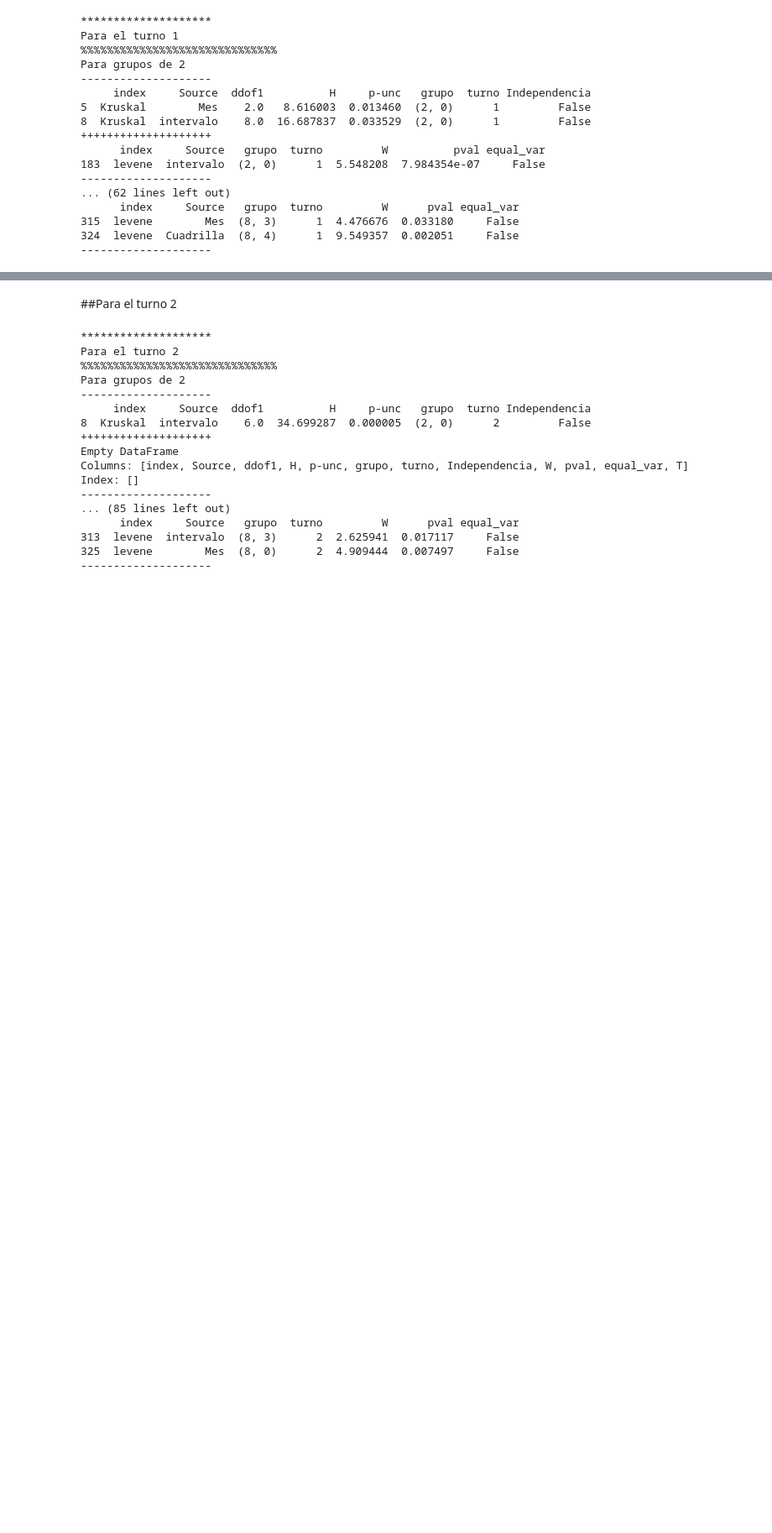
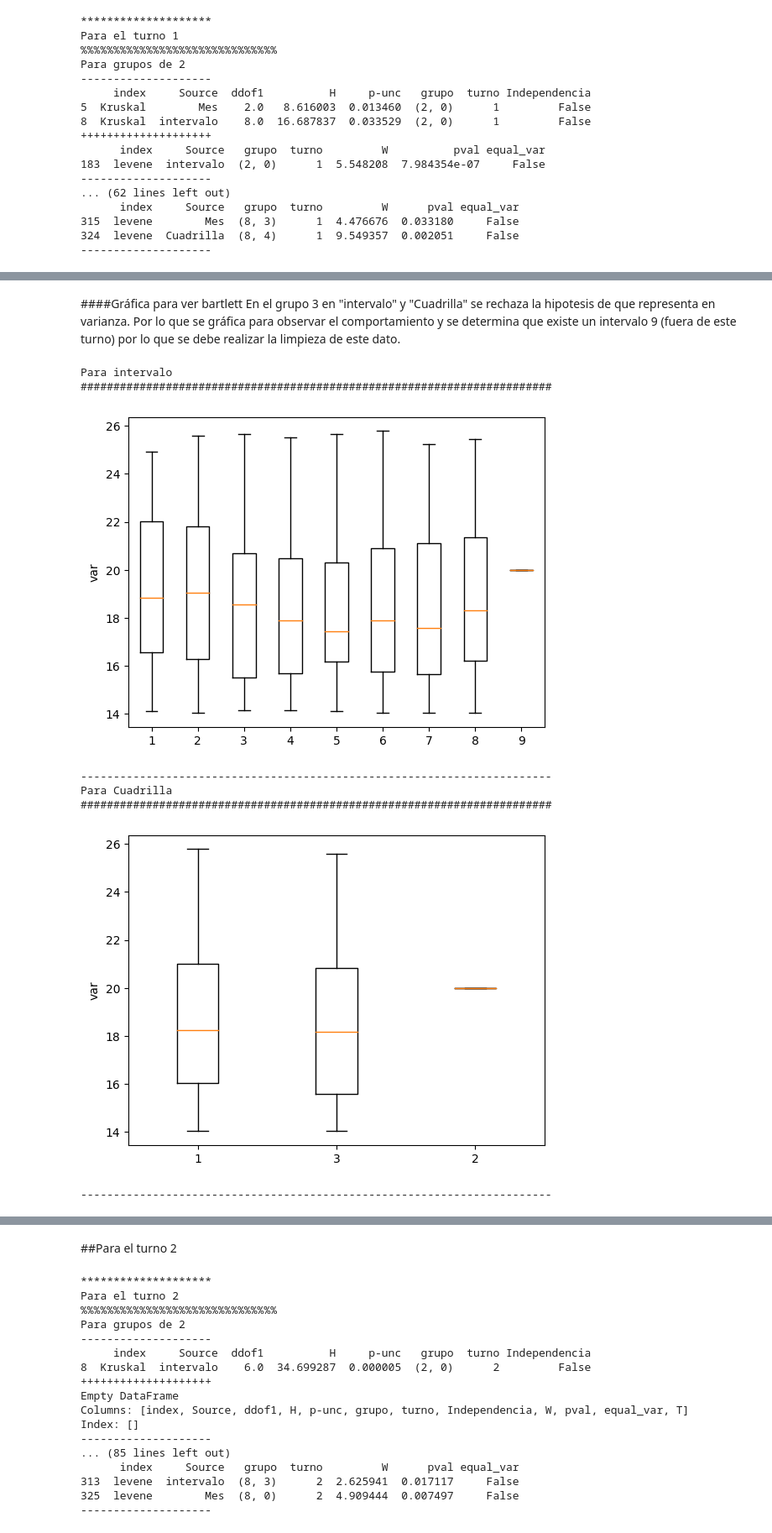
Before and after one commit to TonioFlag/ProyectoFinalColas, a Jupyter notebook: kmeans.ipynb, the cells around one changed output, grey strips where cells are left out. Shown at 84% size. Cells and saved outputs as stored; diff of their text form; code cells hidden in the pictures; blank space fills up the shorter version.

```diff
--- a/kmeans.ipynb
+++ b/kmeans.ipynb
@@ -89,7 +74,7 @@ arribo['tipo_serv'] = arribo['TipoServ.'].map(servicio)
 # %% [markdown]
 ##Para los kmeans
 # %%
-def kmeans_eval(tur,grupos):
+def kmeans_eval(tur,grupos,filtro):
 
   kruskal,levene,pruebavar=pd.DataFrame(),pd.DataFrame(),pd.DataFrame()
   arreglo, sorce, turno = [], [], []
@@ -118,6 +103,15 @@ def kmeans_eval(tur,grupos):
     for k in list(df.columns):
       base['kmeans']=df[k]
 
+      if filtro<16:
+        kks=[]
+        for i in range(len(base['kmeans'])):
+          if filtro==base['intervalo'][i]:
+            kks.append(base['kmeans'].max()+1)
+          else:
+            kks.append(base['kmeans'][i])
+        base['kmeans']=kks
+
       for i in base['kmeans'].unique():
         eval=base[(base['kmeans']==i)]
 
@@ -145,6 +139,7 @@ def kmeans_eval(tur,grupos):
       result.append(True)
   kruskal["Independencia"]=result
   levene['Source']=sorce
+  pruebavar['Source']=sorce
 
   result_table = pd.concat([kruskal, levene, pruebavar])
   result_table = result_table.reset_index()
@@ -278,9 +276,16 @@ with pd.ExcelWriter("informacion_intervalo_15.xlsx") as writer:
 # %% [markdown]
 ##Para hacer gráficas de cajas y bigotes
 # %%
-def box(turno,kmeans,columna,grupo):
-  base['kmeans']=df[kmeans]
+def box(turno,ncluster,columna,grupo):
+  base=arribo[(arribo['Turno']==turno)]
+  base=base.reset_index()
+  X = np.array(base['min_cliente']).reshape(-1, 1)
+  kmeans = KMeans(n_clusters=ncluster, random_state=42)
+  kmeans.fit(X)
+  base['kmeans'] = kmeans.labels_
+
   m=list(base[columna].unique())
+
   g = [base[(base['kmeans']==grupo)&(base[columna] == m[i])]['min_cliente'] for i in range(len(m))]
   fig, ax = plt.subplots(1, 1)
   ax.boxplot(g)
@@ -342,0 +441,18 @@ kmeans_eval(1,5)
+# %% [markdown]
+####Gráfica para ver bartlett
+En el grupo 3 en "intervalo" y "Cuadrilla" se rechaza la hipotesis de que representa en varianza. Por lo que se gráfica para observar el comportamiento y se determina que existe un intervalo 9 (fuera de este turno) por lo que se debe realizar la limpieza de este dato.
+# %%
+for i in ['intervalo','Cuadrilla']:
+  print("Para "+i)
+  print("####"*18)
+  box(1,5,i,3)
+  print("----"*18)
+# %% [output]
+Para intervalo
+########################################################################
+[figure, added]
+------------------------------------------------------------------------
+Para Cuadrilla
+########################################################################
+[figure, added]
+------------------------------------------------------------------------
```
Also changed, not shown: parts of 26 cells of this notebook.
